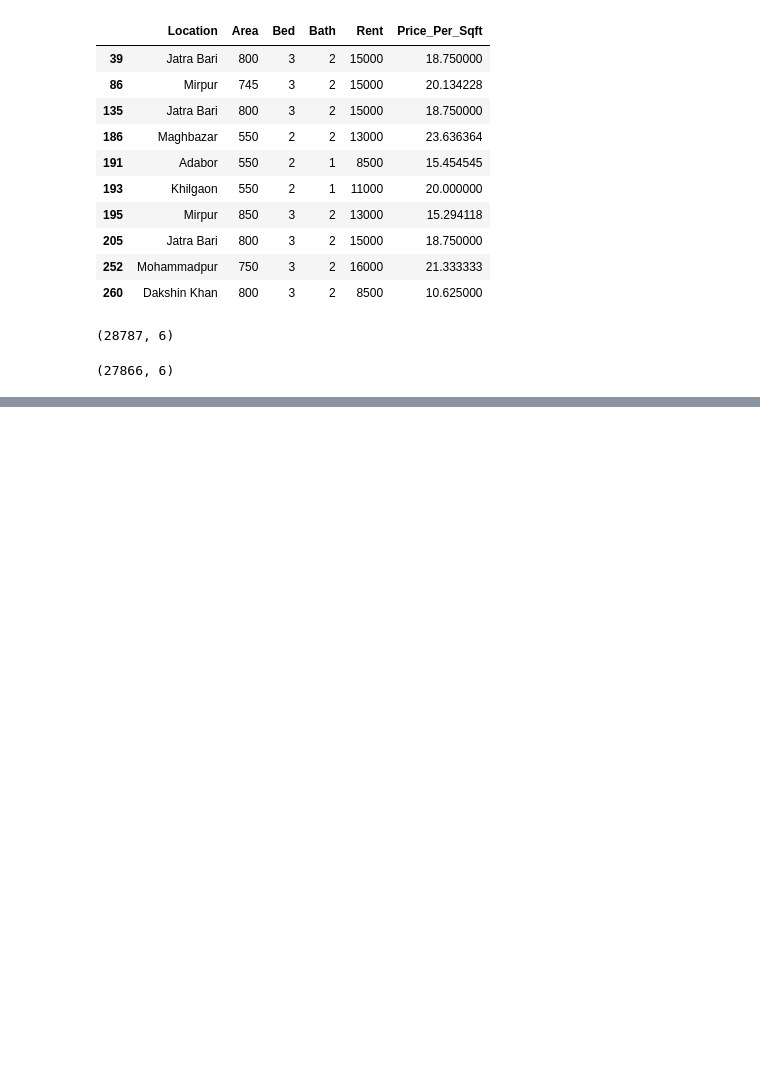
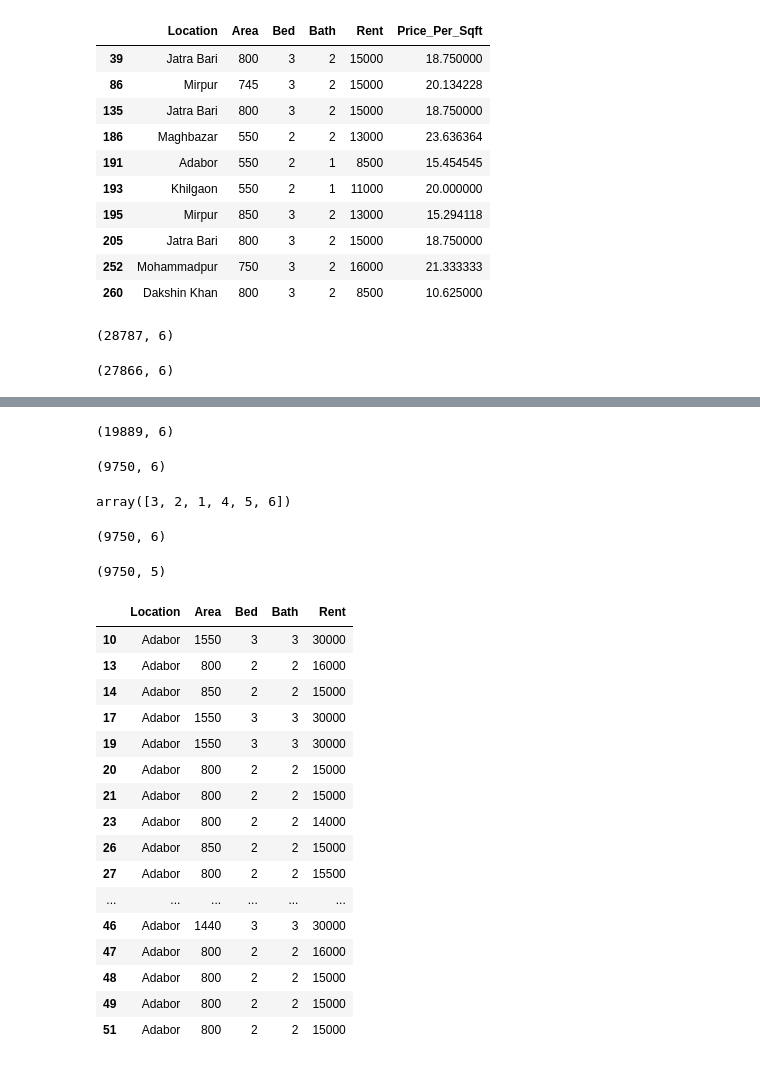
Before and after one commit to shakib1404/SPL2-reantalapp, a Jupyter notebook: server/RentPrediction/Notebook/HouseRent.ipynb, the cells around one changed output, grey strips where cells are left out. Cells and saved outputs as stored; diff of their text form; code cells hidden in the pictures; blank space fills up the shorter version.

Commit message:
Completed work on RentPrediction and ready for merge

```diff
--- a/server/RentPrediction/Notebook/HouseRent.ipynb
+++ b/server/RentPrediction/Notebook/HouseRent.ipynb
@@ -279,0 +291,70 @@ df2.shape
+# %%
+def remove_pps_outliers(df):
+    df_out = pd.DataFrame()
+    for key, subdf in df.groupby('Location'):
+        m=np.mean(subdf.Price_Per_Sqft)
+        st=np.std(subdf.Price_Per_Sqft)
+        reduced_df=subdf[(subdf.Price_Per_Sqft>(m-st)) & (subdf.Price_Per_Sqft<=(m+st))]
+        df_out=pd.concat([df_out,reduced_df],ignore_index=True)
+    return df_out
+
+df3=remove_pps_outliers(df2)
+df3.shape
+# %% [output]
+(19889, 6)
+# %%
+def remove_bedroom_outliers(df):
+    exclude_indices=np.array([])
+    for location, location_df in df.groupby('Location'):
+        bed_stats={}
+        for bed,bed_df in location_df.groupby('Bed'):
+            bed_stats[bed]={
+                'mean':np.mean(bed_df.Price_Per_Sqft),
+                'std':np.std(bed_df.Price_Per_Sqft),
+                'count':bed_df.shape[0]
+            }
+        for bed,bed_df in location_df.groupby('Bed'):
+            stats=bed_stats.get(bed-1)
+            if stats and stats['count']>5:
+                exclude_indices=np.append(exclude_indices, bed_df[bed_df.Price_Per_Sqft<(stats['mean'])].index.values)
+    return df.drop(exclude_indices,axis='index')
+
+df4=remove_bedroom_outliers(df3)
+df4.shape
+# %% [output]
+(9750, 6)
+# %%
+df4.Bath.unique()
+# %% [output]
+array([3, 2, 1, 4, 5, 6])
+# %%
+df5=df4[df4.Bath<df4.Bath+2]
+df5.shape
+# %% [output]
+(9750, 6)
+# %%
+df6=df5.drop(['Price_Per_Sqft'],axis='columns')
+# %%
+df6.shape
+# %% [output]
+(9750, 5)
+# %%
+df6.head(30)
+# %% [output]
+|  | Location | Area | Bed | Bath | Rent |
+| 10 | Adabor | 1550 | 3 | 3 | 30000 |
+| 13 | Adabor | 800 | 2 | 2 | 16000 |
+| 14 | Adabor | 850 | 2 | 2 | 15000 |
+| 17 | Adabor | 1550 | 3 | 3 | 30000 |
+| 19 | Adabor | 1550 | 3 | 3 | 30000 |
+| 20 | Adabor | 800 | 2 | 2 | 15000 |
+| 21 | Adabor | 800 | 2 | 2 | 15000 |
+| 23 | Adabor | 800 | 2 | 2 | 14000 |
+| 26 | Adabor | 850 | 2 | 2 | 15000 |
+| 27 | Adabor | 800 | 2 | 2 | 15500 |
+| ... | ... | ... | ... | ... | ... |
+| 46 | Adabor | 1440 | 3 | 3 | 30000 |
+| 47 | Adabor | 800 | 2 | 2 | 16000 |
+| 48 | Adabor | 800 | 2 | 2 | 15000 |
+| 49 | Adabor | 800 | 2 | 2 | 15000 |
+| 51 | Adabor | 800 | 2 | 2 | 15000 |
```
Also changed, not shown: parts of 25 cells of this notebook, 6 other files.
